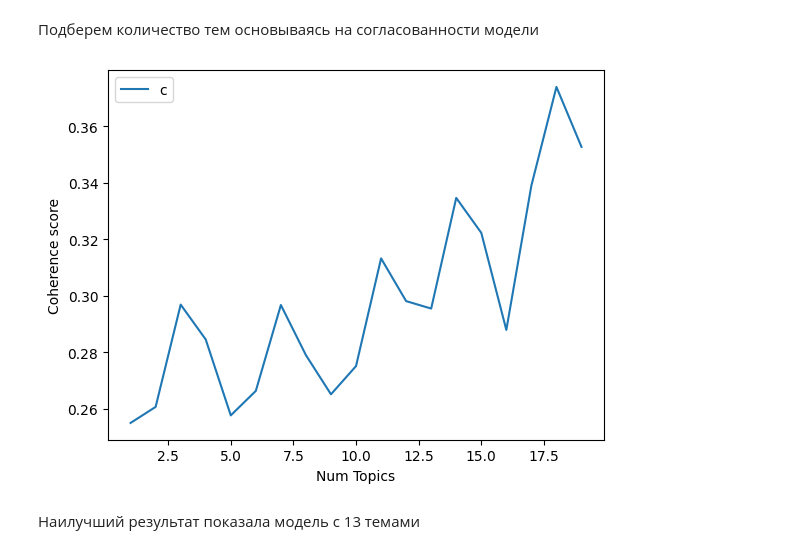
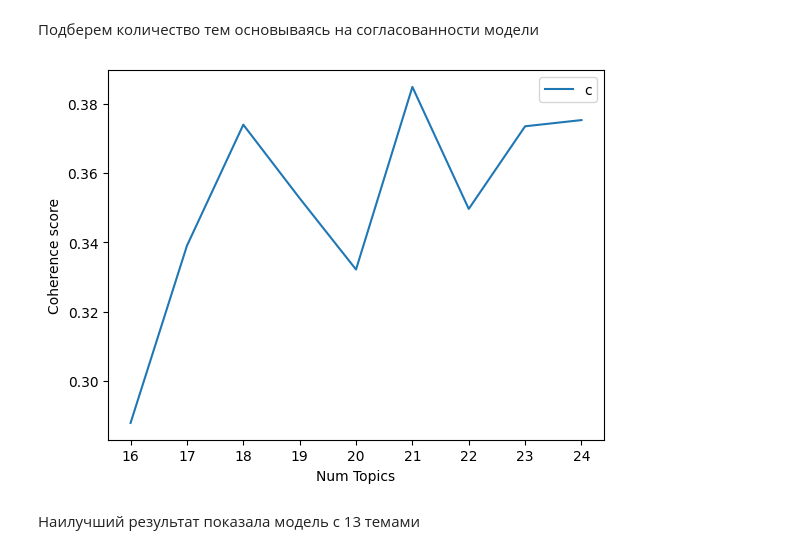
Before and after one commit to FreazerKRD/hackathon-recruiters, a Jupyter notebook: only_mentoring_topic_modeling.ipynb, the cells around one changed output. Cells and saved outputs as stored; diff of their text form; code cells hidden in the pictures.

```diff
--- a/only_mentoring_topic_modeling.ipynb
+++ b/only_mentoring_topic_modeling.ipynb
@@ -263,19 +271,19 @@ def compute_coherence_values(dictionary, corpus, texts, limit, start, step):
 
     return model_list, coherence_values
 # %%
-model_list, coherence_values = compute_coherence_values(dictionary=id2word, corpus=corpus, texts=data_words_nostops, start=1, limit=20, step=1)
+model_list, coherence_values = compute_coherence_values(dictionary=id2word, corpus=corpus, texts=data_words_nostops, start=16, limit=25, step=1)
 # %%
-limit=20
-start=1
+limit=25
+start=16
 step=1
 x = range(start, limit, step)
 plt.plot(x, coherence_values)
 plt.xlabel("Num Topics")
 plt.ylabel("Coherence score")
 plt.legend(("coherence_values"), loc='best')
 plt.show()
 # %% [output]
-[figure, old version]
+[figure, new version]
 # %% [markdown]
 Наилучший результат показала модель с 13 темами
 # %%
```
Also changed, not shown: parts of 4 cells of this notebook, 1 other file.
